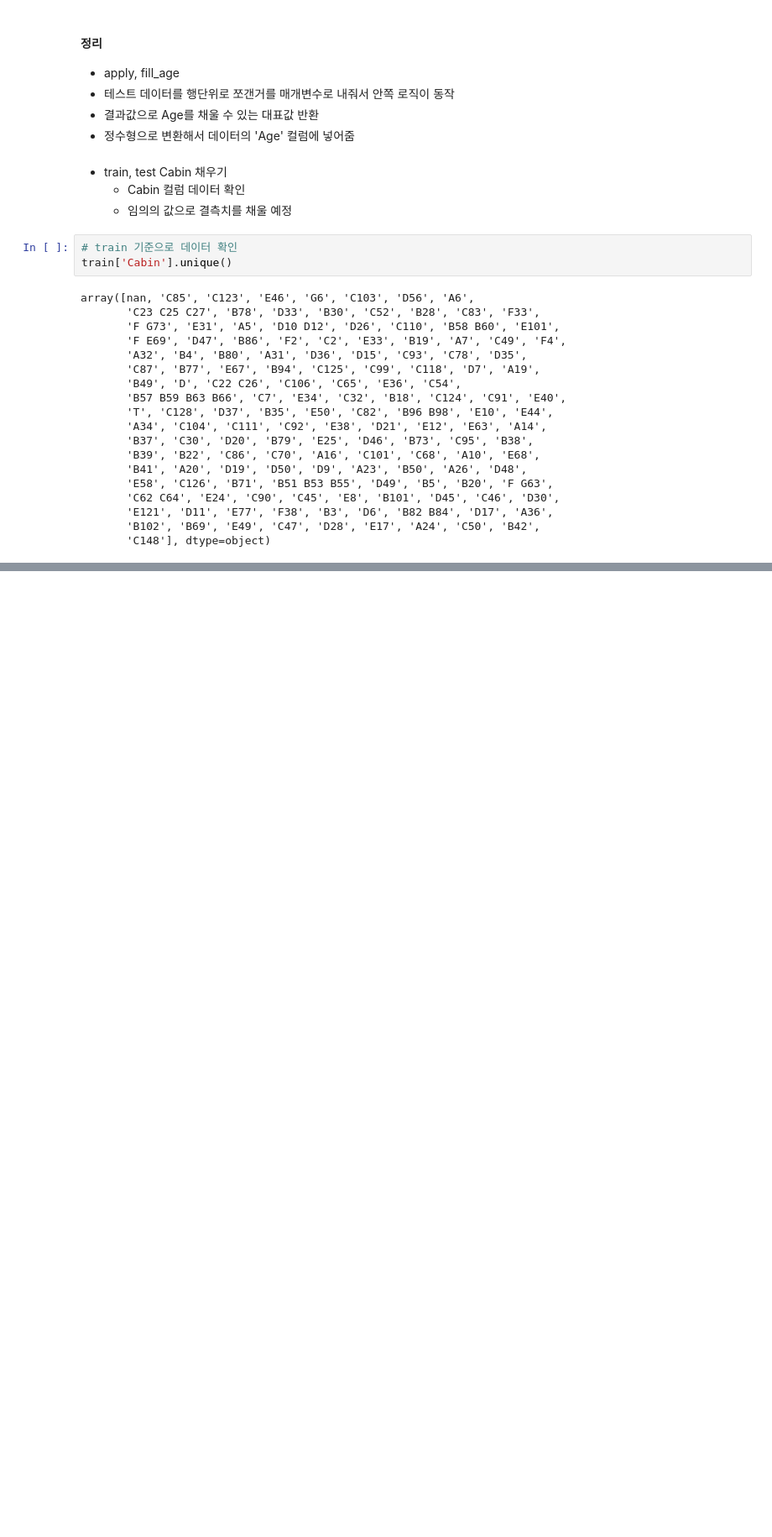
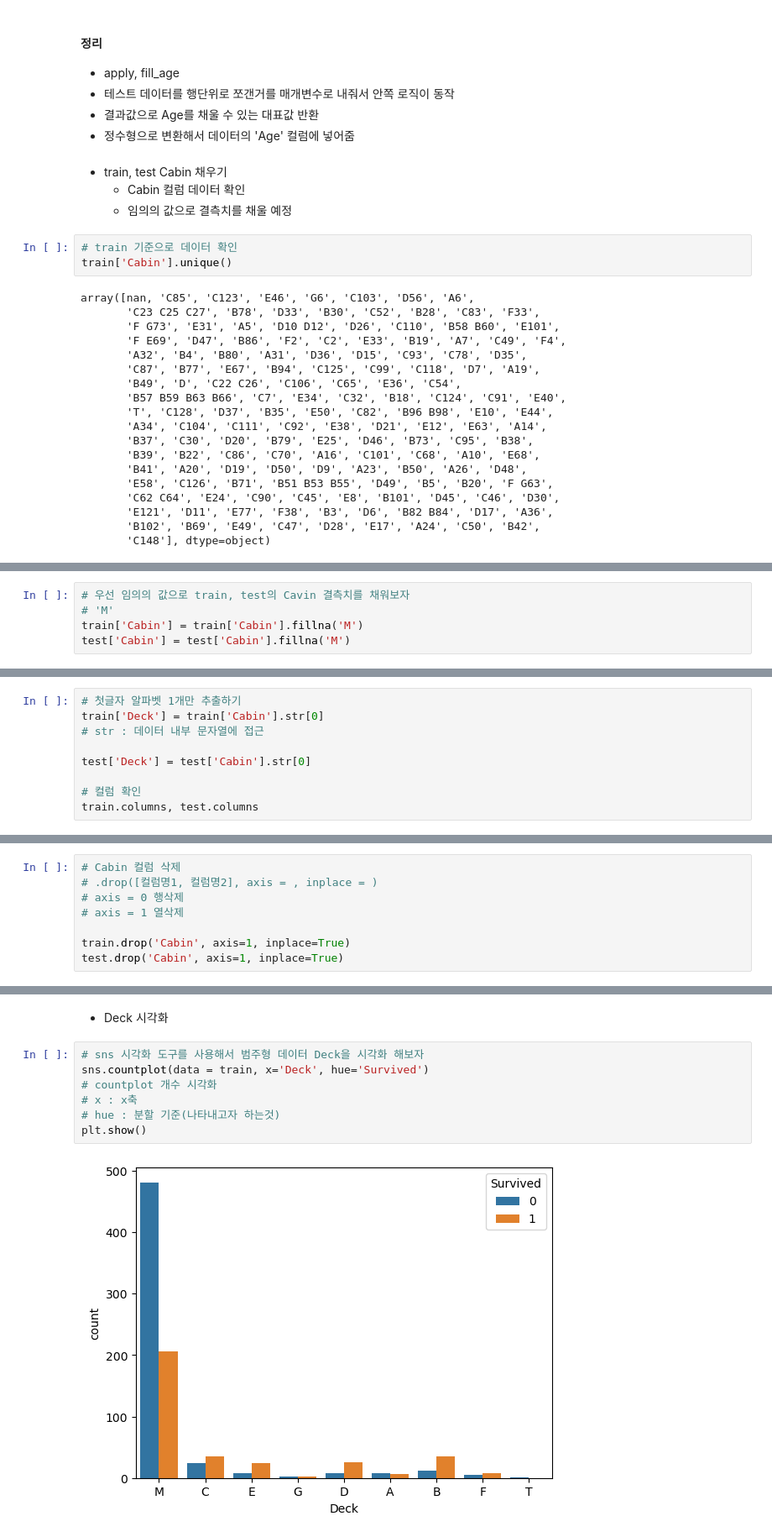
Before and after one commit to susu-xxx/MyStudy, a Jupyter notebook: ex04_kaggle 타이타닉데이터 분석하기.ipynb, the cells around one changed output, grey strips where cells are left out. Shown at 84% size. Saved outputs shown, nothing was run; the diff lists cells and outputs as text; blank space fills up the shorter version.

```diff
--- a/ex04_kaggle 타이타닉데이터 분석하기.ipynb
+++ b/ex04_kaggle 타이타닉데이터 분석하기.ipynb
@@ -404,0 +416,5 @@ array([nan, 'C85', 'C123', 'E46', 'G6', 'C103', 'D56', 'A6',
+# %%
+# 우선 임의의 값으로 train, test의 Cavin 결측치를 채워보자
+# 'M'
+train['Cabin'] = train['Cabin'].fillna('M')
+test['Cabin'] = test['Cabin'].fillna('M')
@@ -404,0 +432,9 @@ array([nan, 'C85', 'C123', 'E46', 'G6', 'C103', 'D56', 'A6',
+# %%
+# 첫글자 알파벳 1개만 추출하기
+train['Deck'] = train['Cabin'].str[0]
+# str : 데이터 내부 문자열에 접근
+
+test['Deck'] = test['Cabin'].str[0]
+
+# 컬럼 확인
+train.columns, test.columns
@@ -404,0 +448,8 @@ array([nan, 'C85', 'C123', 'E46', 'G6', 'C103', 'D56', 'A6',
+# %%
+# Cabin 컬럼 삭제
+# .drop([컬럼명1, 컬럼명2], axis = , inplace = )
+# axis = 0 행삭제
+# axis = 1 열삭제
+
+train.drop('Cabin', axis=1, inplace=True)
+test.drop('Cabin', axis=1, inplace=True)
@@ -404,0 +477,11 @@ array([nan, 'C85', 'C123', 'E46', 'G6', 'C103', 'D56', 'A6',
+# %% [markdown]
+- Deck 시각화
+# %%
+# sns 시각화 도구를 사용해서 범주형 데이터 Deck을 시각화 해보자
+sns.countplot(data = train, x='Deck', hue='Survived')
+# countplot 개수 시각화
+# x : x축
+# hue : 분할 기준(나타내고자 하는것)
+plt.show()
+# %% [output]
+[figure, added]
```
Also changed, not shown: parts of 47 cells of this notebook.
